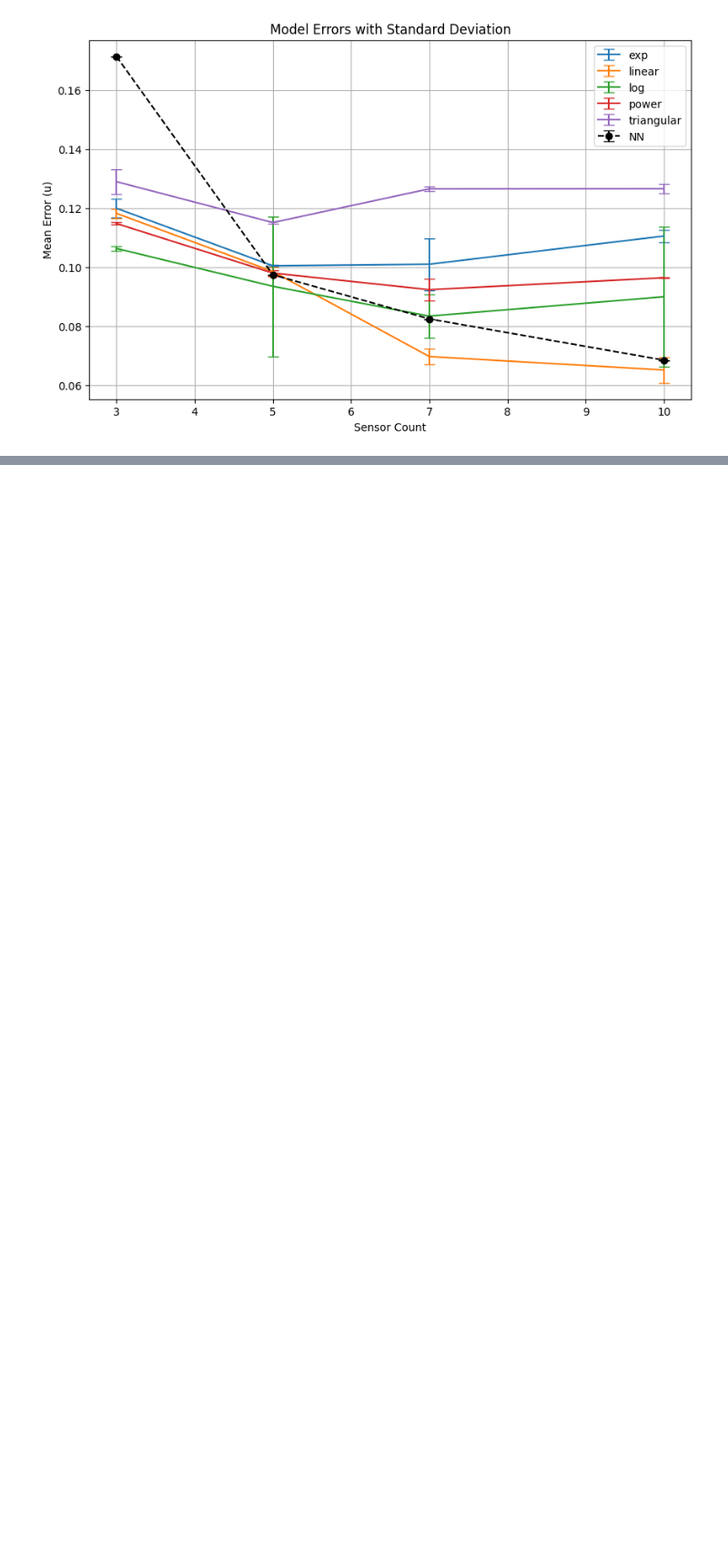
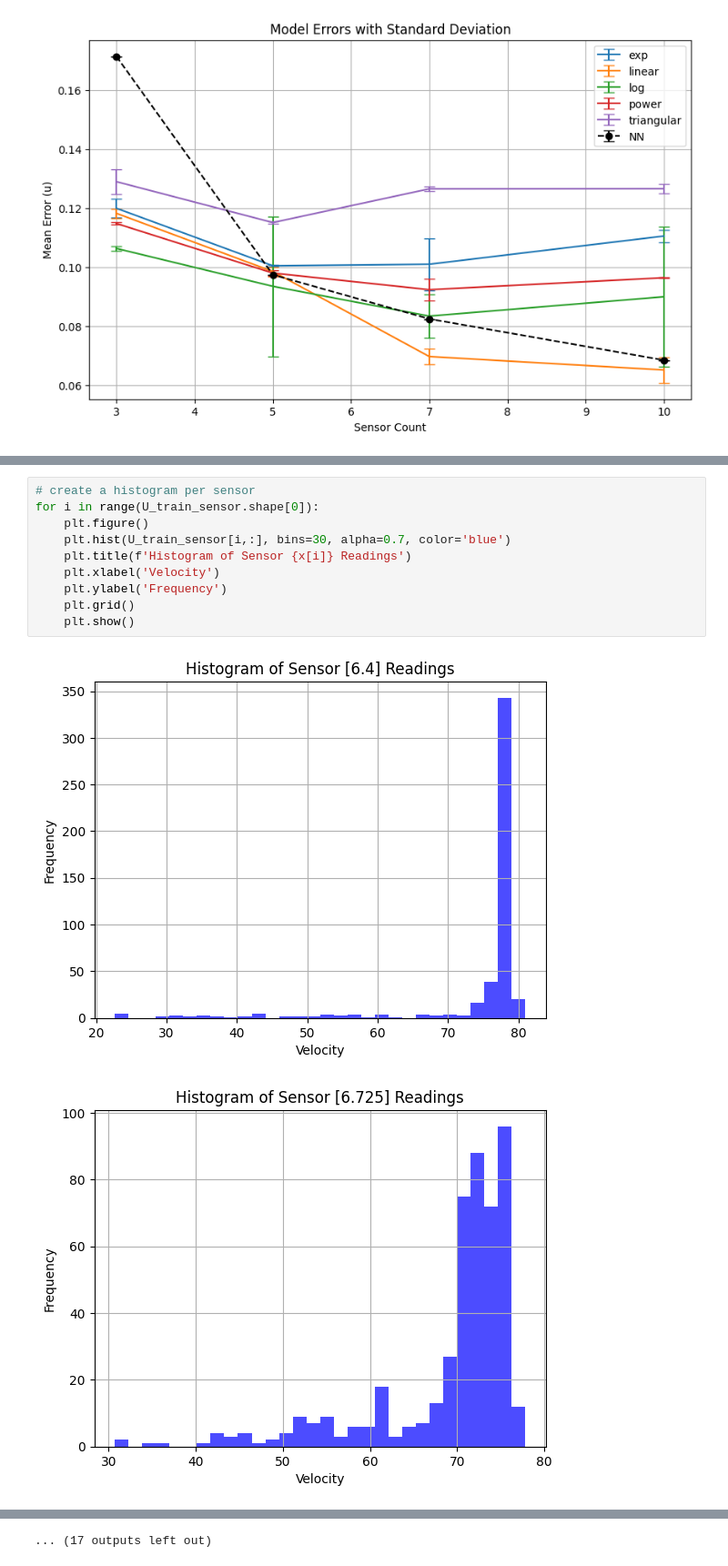
Before and after one commit to WaimenMak/PIDL, a Jupyter notebook: utils/plots.ipynb, the cells around one changed output, grey strips where cells are left out. Shown at 91% size. Drawn from its saved outputs; the diff is of its cells as text; blank space fills up the shorter version.

```diff
--- a/utils/plots.ipynb
+++ b/utils/plots.ipynb
@@ -81,0 +453,13 @@ plt.show()
+# %%
+# create a histogram per sensor
+for i in range(U_train_sensor.shape[0]):
+    plt.figure()
+    plt.hist(U_train_sensor[i,:], bins=30, alpha=0.7, color='blue')
+    plt.title(f'Histogram of Sensor {x[i]} Readings')
+    plt.xlabel('Velocity')
+    plt.ylabel('Frequency')
+    plt.grid()
+    plt.show()
+# %% [output]
+[figure, added]
+[figure, added]
@@ -81,0 +476 @@ plt.show()
+... (17 outputs left out)
```
Also changed, not shown: parts of 27 cells of this notebook, 5 other files.
